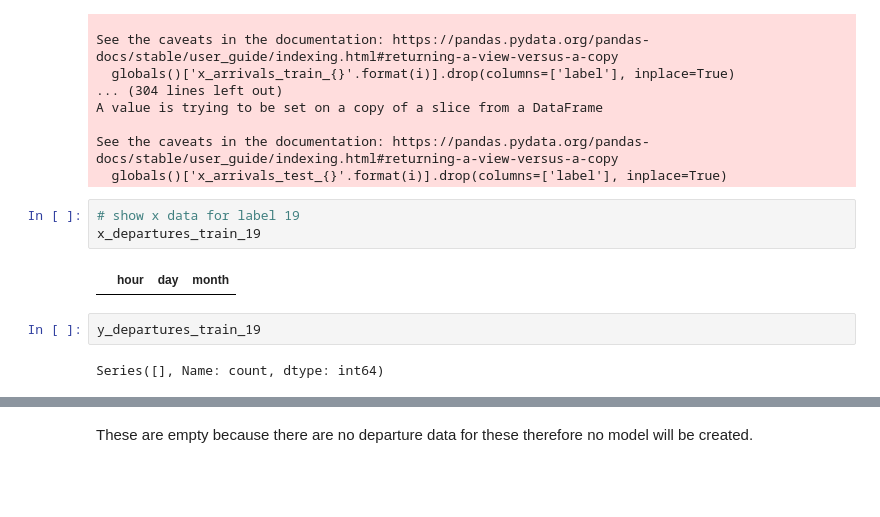
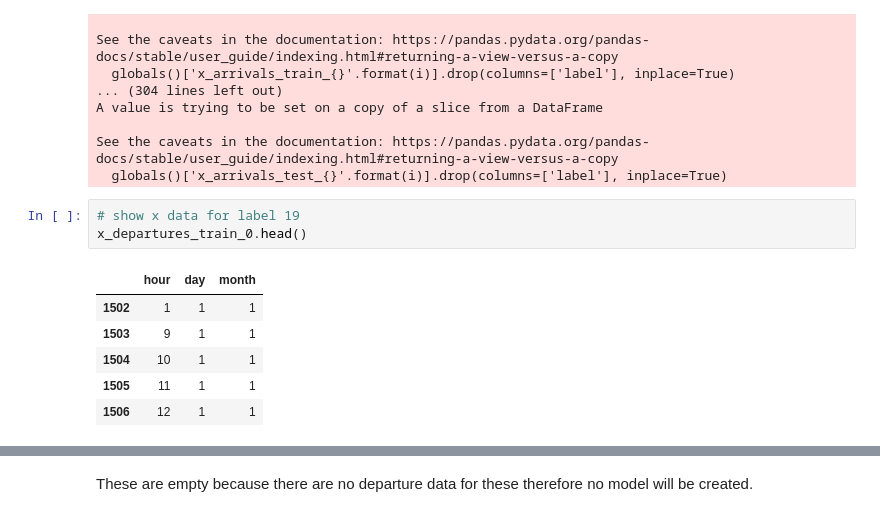
Before and after one commit to AlexisVandenHeede/IntroBA, a Jupyter notebook: reportv2.ipynb, the cells around one changed output, grey strips where cells are left out. Saved outputs shown, nothing was run; the diff lists cells and outputs as text; blank space fills up the shorter version.

```diff
--- a/reportv2.ipynb
+++ b/reportv2.ipynb
@@ -378,10 +380,11 @@ See the caveats in the documentation: https://pandas.pydata.org/pandas-docs/stab
   globals()['x_arrivals_test_{}'.format(i)].drop(columns=['label'], inplace=True)
 # %%
 # show x data for label 19
-x_departures_train_19
+x_departures_train_0.head()
 # %% [output]
 |  | hour | day | month |
+| 1502 | 1 | 1 | 1 |
+| 1503 | 9 | 1 | 1 |
+| 1504 | 10 | 1 | 1 |
+| 1505 | 11 | 1 | 1 |
+| 1506 | 12 | 1 | 1 |
-# %%
-y_departures_train_19
-# %% [output]
-Series([], Name: count, dtype: int64)
```
Also changed, not shown: parts of 15 cells of this notebook.
